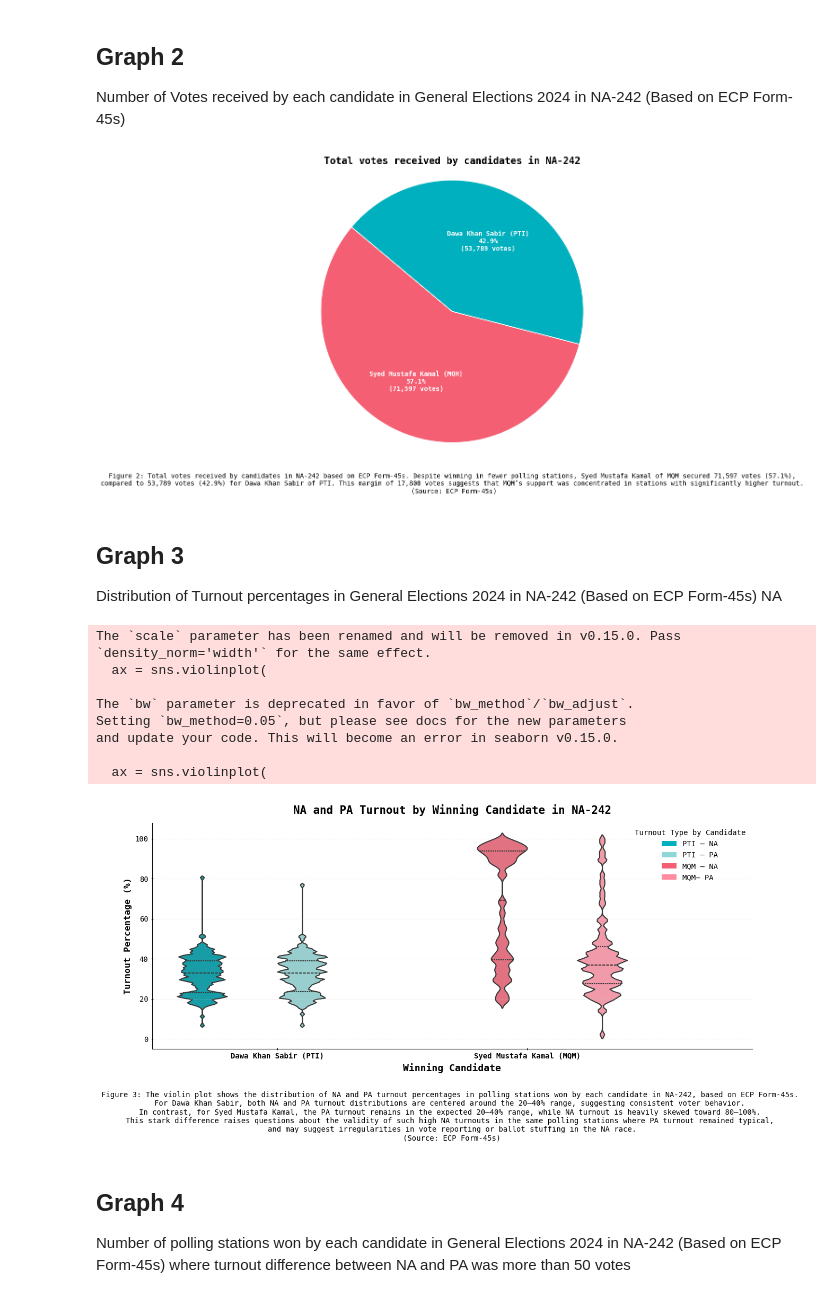
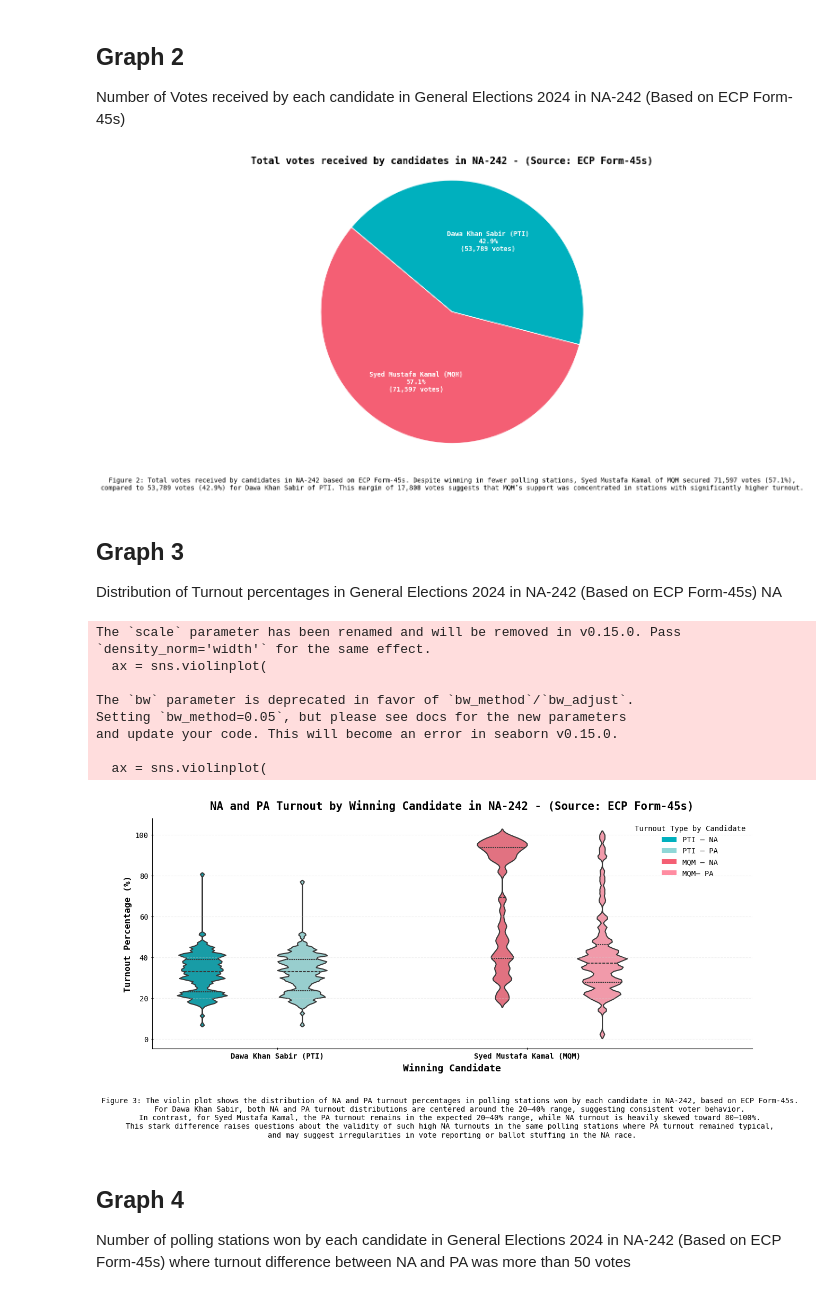
Before and after one commit to Aamil-Khan-Mahar/Karachi-NA, a Jupyter notebook: NA242/NA242.ipynb, the cells around one changed output. Cells and saved outputs as stored; diff of their text form; code cells hidden in the pictures.

```diff
--- a/NA242/NA242.ipynb
+++ b/NA242/NA242.ipynb
@@ -122,12 +122,12 @@ wedges, texts, autotexts = plt.pie(
     wedgeprops={'edgecolor': 'white', 'linewidth': 1.2},
     textprops={'fontsize': 10, 'weight': 'bold', 'color': 'white'}
 )
-plt.title('Total votes received by candidates in NA-242', fontsize=15, fontweight='bold', color='black')
+plt.title('Total votes received by candidates in NA-242 - (Source: ECP Form-45s)', fontsize=15, fontweight='bold', color='black')
 plt.axis('equal')
 plt.text(
     0.5, -0.1,
     'Figure 2: Total votes received by candidates in NA-242 based on ECP Form-45s. Despite winning in fewer polling stations, Syed Mustafa Kamal of MQM secured 71,597 votes (57.1%),\n'
-    'compared to 53,789 votes (42.9%) for Dawa Khan Sabir of PTI. This margin of 17,808 votes suggests that MQM’s support was concentrated in stations with significantly higher turnout.\n (Source: ECP Form-45s)',
+    'compared to 53,789 votes (42.9%) for Dawa Khan Sabir of PTI. This margin of 17,808 votes suggests that MQM’s support was concentrated in stations with significantly higher turnout.',
     wrap=False,
     fontsize=10,
     ha='center',
@@ -139,7 +139,7 @@ plt.tight_layout()
 plt.savefig('./Graphs/Figure_2.png', dpi=600, bbox_inches='tight')
 plt.show()
 # %% [output]
-[figure, old version]
+[figure, new version]
 # %% [markdown]
 ## **Graph 3**
 Distribution of Turnout percentages in General Elections 2024 in NA-242 (Based on ECP Form-45s) NA
@@ -178,7 +178,7 @@ ax = sns.violinplot(
 
 plt.xlabel('Winning Candidate', fontsize=13, fontweight='bold')
 plt.ylabel('Turnout Percentage (%)', fontsize=12, fontweight='bold')
-plt.title('NA and PA Turnout by Winning Candidate in NA-242', fontsize=15, fontweight='bold', pad=12)
+plt.title('NA and PA Turnout by Winning Candidate in NA-242 - (Source: ECP Form-45s)', fontsize=15, fontweight='bold', pad=12)
 plt.xticks(fontsize=10, fontweight='semibold')
 plt.yticks(fontsize=10)
 plt.xlim(-0.5, 1.9)
@@ -191,35 +191,35 @@ legend_elements = [
     Patch(facecolor=pink, label='MQM – NA'),
     Patch(facecolor=light_pink, label='MQM– PA')
 ]
 ax.legend(handles=legend_elements, title='Turnout Type by Candidate', loc='upper right', frameon=False)
 
 plt.text(
     0.5, -0.3,
     'Figure 3: The violin plot shows the distribution of NA and PA turnout percentages in polling stations won by each candidate in NA-242, based on ECP Form-45s. \n'
     'For Dawa Khan Sabir, both NA and PA turnout distributions are centered around the 20–40% range, suggesting consistent voter behavior. \n'
     'In contrast, for Syed Mustafa Kamal, the PA turnout remains in the expected 20–40% range, while NA turnout is heavily skewed toward 80–100%. \n'
     'This stark difference raises questions about the validity of such high NA turnouts in the same polling stations where PA turnout remained typical, \n'
-    'and may suggest irregularities in vote reporting or ballot stuffing in the NA race.\n(Source: ECP Form-45s)',
+    'and may suggest irregularities in vote reporting or ballot stuffing in the NA race.',
     fontsize=10,
     ha='center',
     va='center',
     wrap=False,
     transform=ax.transAxes
 )
 
 plt.tight_layout()
 plt.savefig('./Graphs/Figure_3.png', dpi=600, bbox_inches='tight')
 plt.show()
 # %% [output]
 The `scale` parameter has been renamed and will be removed in v0.15.0. Pass `density_norm='width'` for the same effect.
   ax = sns.violinplot(
 
 The `bw` parameter is deprecated in favor of `bw_method`/`bw_adjust`.
 Setting `bw_method=0.05`, but please see docs for the new parameters
 and update your code. This will become an error in seaborn v0.15.0.
 
   ax = sns.violinplot(
-[figure, old version]
+[figure, new version]
 # %% [markdown]
 ## **Graph 4**
 Number of polling stations won by each candidate in General Elections 2024 in NA-242 (Based on ECP Form-45s) where turnout difference between NA and PA was more than 50 votes
```
Also changed, not shown: parts of 6 cells of this notebook, 14 other files.
